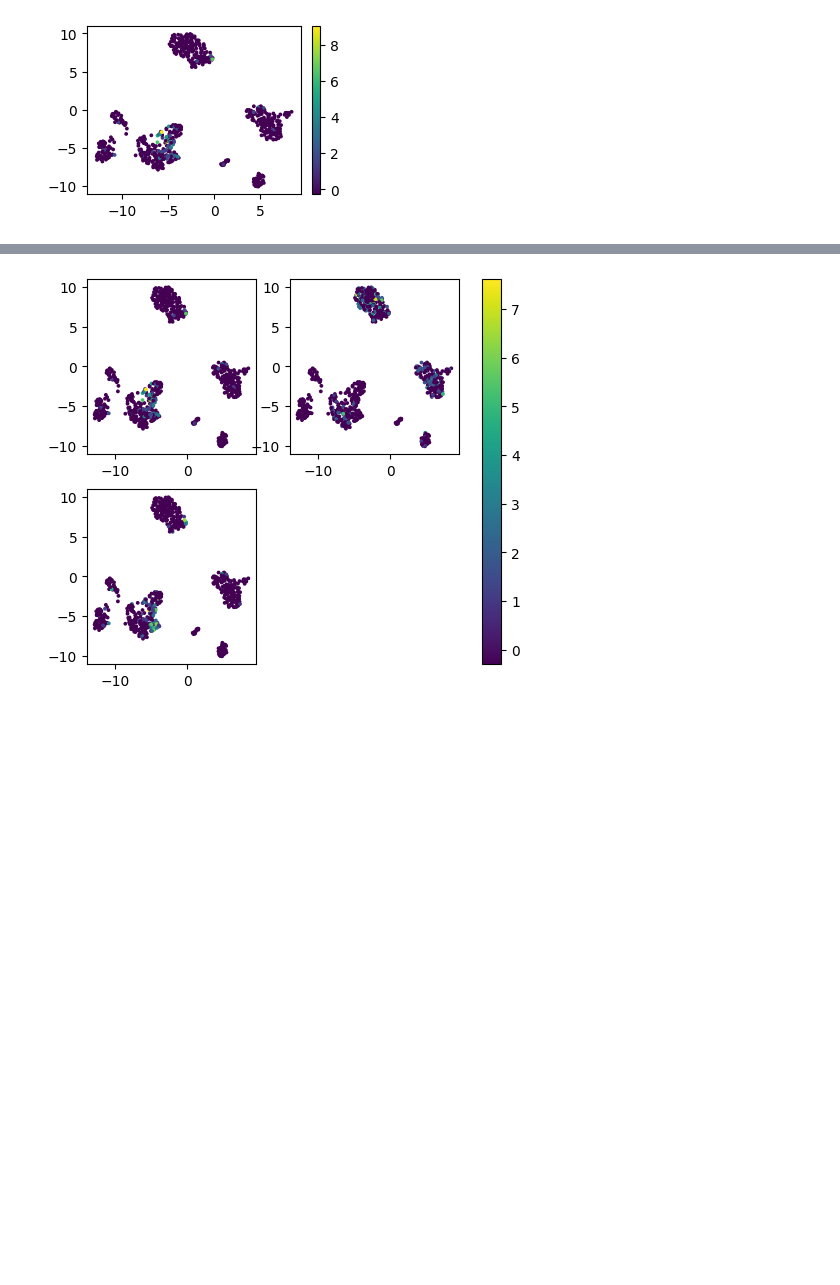
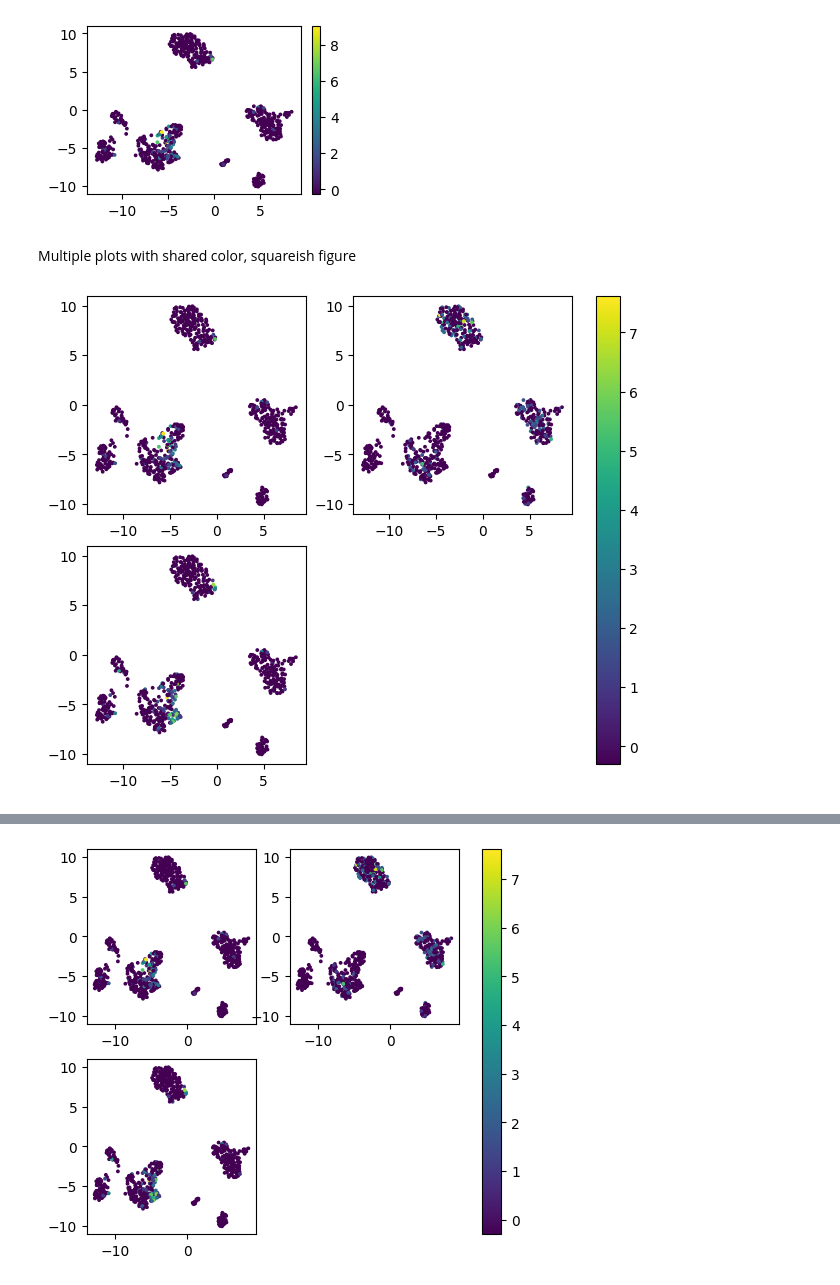
Before and after one commit to scverse/plotting_api, a Jupyter notebook: src/test.ipynb, the cells around one changed output, grey strips where cells are left out. Saved outputs shown, nothing was run; the diff lists cells and outputs as text; code cells hidden in the pictures; blank space fills up the shorter version.

```diff
--- a/src/test.ipynb
+++ b/src/test.ipynb
@@ -16,3 +20,11 @@ adata = sc.datasets.pbmc68k_reduced()
 plot_umap(adata, color=["CD8A"])
 # %% [output]
 [figure]
+# %% [markdown]
+Multiple plots with shared color, squareish figure
+# %%
+with plt.rc_context({"figure.figsize": (6, 5)}):
+    fig = plot_umap(adata, color=["CD8A", "CD4", "CD8B"])
+fig  # TODO: allow auto-displaying in with block
+# %% [output]
+[figure, added]
```
Also changed, not shown: parts of 12 cells of this notebook, 4 other files.
